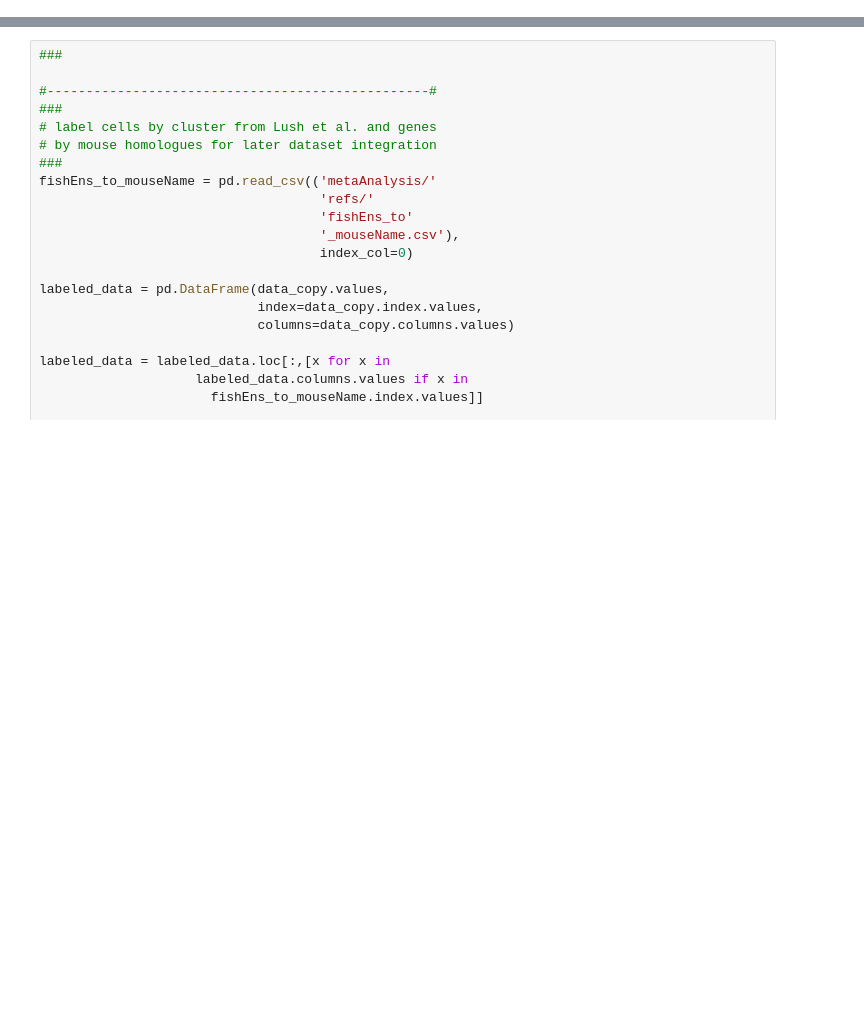
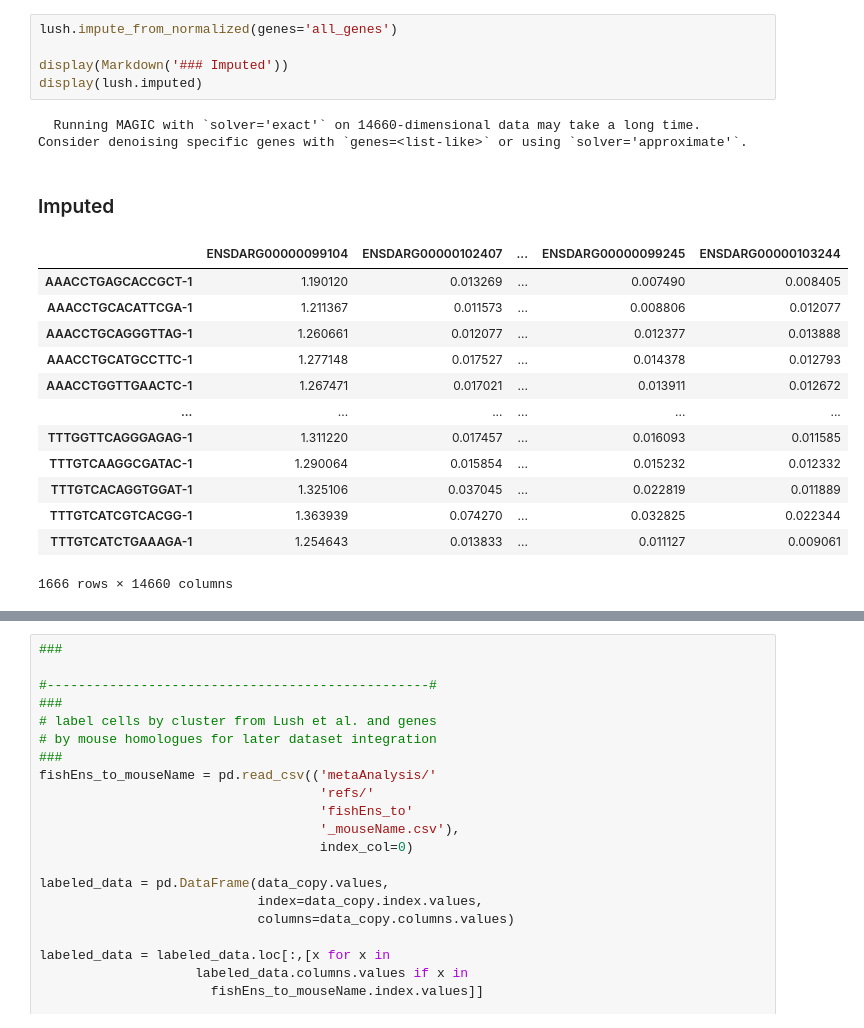
Before and after one commit to calebclayreagor/phd-research-playground, a Jupyter notebook: drerio.ipynb, the cells around one changed output, grey strips where cells are left out. Cells and saved outputs as stored; diff of their text form; blank space fills up the shorter version.

```diff
--- a/drerio.ipynb
+++ b/drerio.ipynb
@@ -129,0 +104,21 @@ diff_traj.pathway_ea_in_pt(pathways = ['Cell cycle',
+# %%
+lush.impute_from_normalized(genes='all_genes')
+
+display(Markdown('### Imputed'))
+display(lush.imputed)
+# %% [output]
+  Running MAGIC with `solver='exact'` on 14660-dimensional data may take a long time. Consider denoising specific genes with `genes=<list-like>` or using `solver='approximate'`.
+### Imputed
+|  | ENSDARG00000099104 | ENSDARG00000102407 | ... | ENSDARG00000099245 | ENSDARG00000103244 |
+| AAACCTGAGCACCGCT-1 | 1.190120 | 0.013269 | ... | 0.007490 | 0.008405 |
+| AAACCTGCACATTCGA-1 | 1.211367 | 0.011573 | ... | 0.008806 | 0.012077 |
+| AAACCTGCAGGGTTAG-1 | 1.260661 | 0.012077 | ... | 0.012377 | 0.013888 |
+| AAACCTGCATGCCTTC-1 | 1.277148 | 0.017527 | ... | 0.014378 | 0.012793 |
+| AAACCTGGTTGAACTC-1 | 1.267471 | 0.017021 | ... | 0.013911 | 0.012672 |
+| ... | ... | ... | ... | ... | ... |
+| TTTGGTTCAGGGAGAG-1 | 1.311220 | 0.017457 | ... | 0.016093 | 0.011585 |
+| TTTGTCAAGGCGATAC-1 | 1.290064 | 0.015854 | ... | 0.015232 | 0.012332 |
+| TTTGTCACAGGTGGAT-1 | 1.325106 | 0.037045 | ... | 0.022819 | 0.011889 |
+| TTTGTCATCGTCACGG-1 | 1.363939 | 0.074270 | ... | 0.032825 | 0.022344 |
+| TTTGTCATCTGAAAGA-1 | 1.254643 | 0.013833 | ... | 0.011127 | 0.009061 |
+1666 rows × 14660 columns
```
Also changed, not shown: parts of 37 cells of this notebook, 6 other files.
